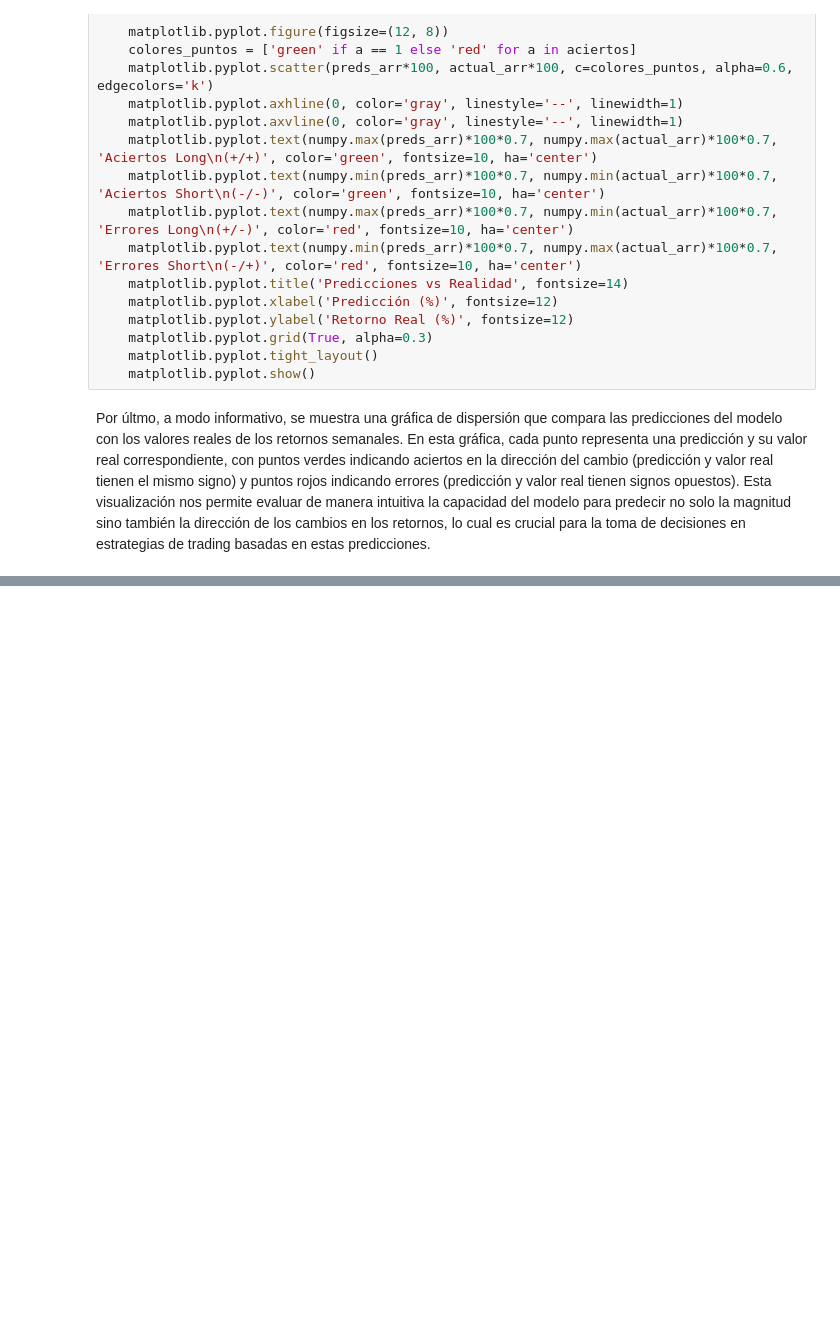
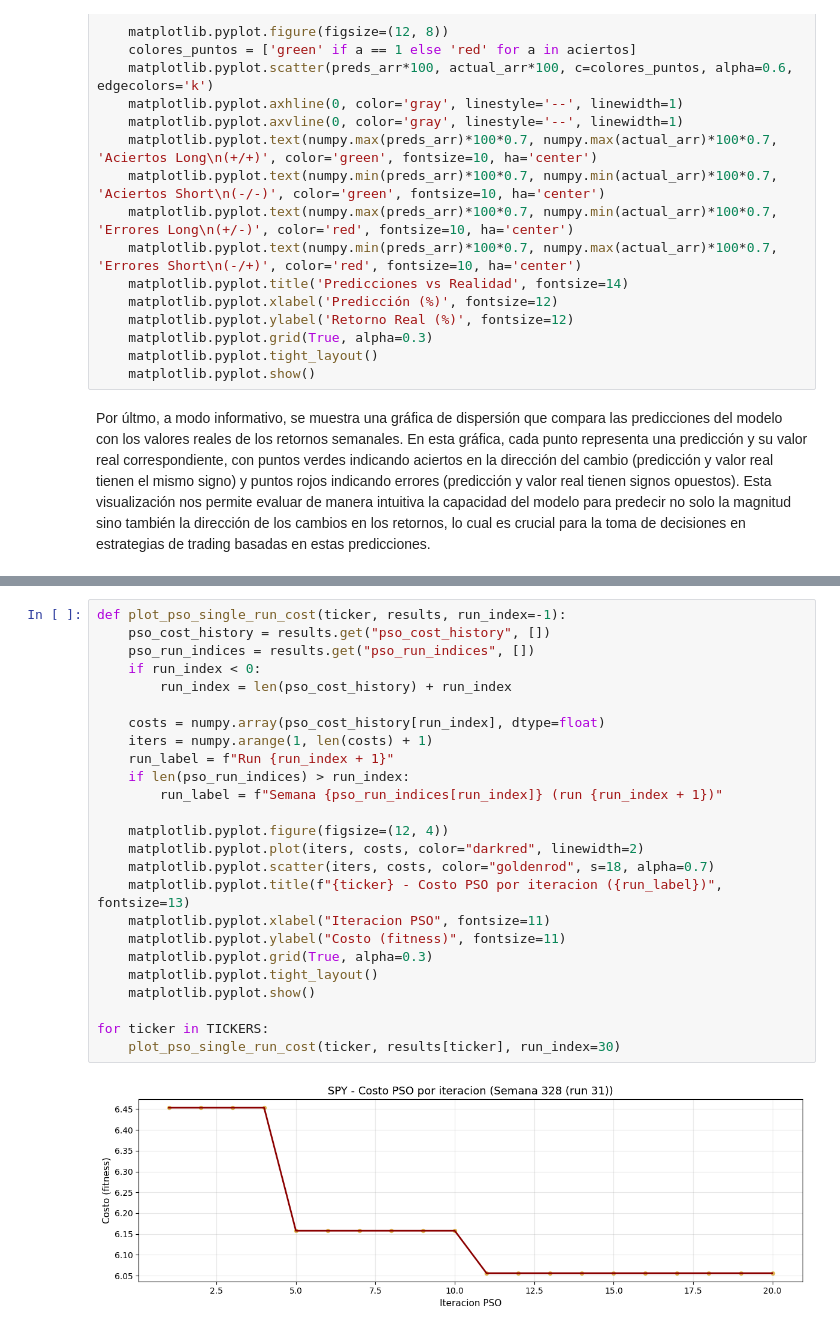
Before and after one commit to oscarveral/biostock, a Jupyter notebook: notebooks/pso.ipynb, the cells around one changed output, grey strips where cells are left out. Cells and saved outputs as stored; diff of their text form; blank space fills up the shorter version.

```diff
--- a/notebooks/pso.ipynb
+++ b/notebooks/pso.ipynb
@@ -353,0 +411,27 @@ for ticker in TICKERS:
+# %%
+def plot_pso_single_run_cost(ticker, results, run_index=-1):
+    pso_cost_history = results.get("pso_cost_history", [])
+    pso_run_indices = results.get("pso_run_indices", [])
+    if run_index < 0:
+        run_index = len(pso_cost_history) + run_index
+
+    costs = numpy.array(pso_cost_history[run_index], dtype=float)
+    iters = numpy.arange(1, len(costs) + 1)
+    run_label = f"Run {run_index + 1}"
+    if len(pso_run_indices) > run_index:
+        run_label = f"Semana {pso_run_indices[run_index]} (run {run_index + 1})"
+
+    matplotlib.pyplot.figure(figsize=(12, 4))
+    matplotlib.pyplot.plot(iters, costs, color="darkred", linewidth=2)
+    matplotlib.pyplot.scatter(iters, costs, color="goldenrod", s=18, alpha=0.7)
+    matplotlib.pyplot.title(f"{ticker} - Costo PSO por iteracion ({run_label})", fontsize=13)
+    matplotlib.pyplot.xlabel("Iteracion PSO", fontsize=11)
+    matplotlib.pyplot.ylabel("Costo (fitness)", fontsize=11)
+    matplotlib.pyplot.grid(True, alpha=0.3)
+    matplotlib.pyplot.tight_layout()
+    matplotlib.pyplot.show()
+
+for ticker in TICKERS:
+    plot_pso_single_run_cost(ticker, results[ticker], run_index=30)
+# %% [output]
+[figure, added]
```
Also changed, not shown: parts of 9 cells of this notebook, 4 other files.
